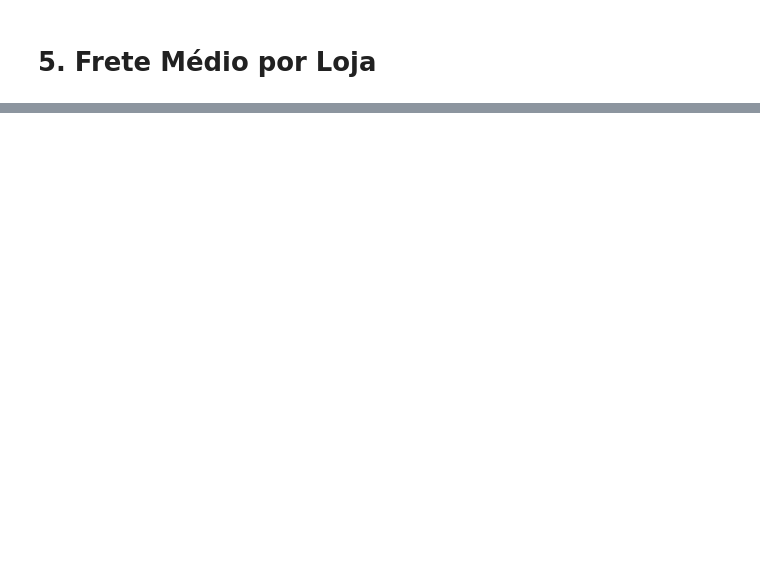
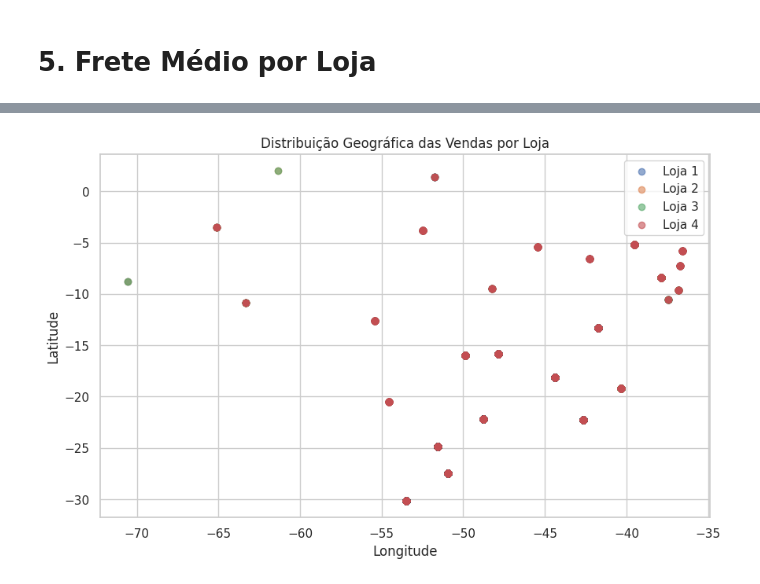
Before and after one commit to gabsrcha/Alura_Store_Analysis, a Jupyter notebook: AluraStoreBr.ipynb, the cells around one changed output, grey strips where cells are left out. Cells and saved outputs as stored; diff of their text form; code cells hidden in the pictures; blank space fills up the shorter version.

```diff
--- a/AluraStoreBr.ipynb
+++ b/AluraStoreBr.ipynb
@@ -323,0 +447,15 @@ A loja com a maior média de avaliação é a loja 3 com uma média de 4.05
+# %%
+import matplotlib.pyplot as plt
+
+plt.figure(figsize=(10, 6))
+for i, loj in enumerate([loja, loja2, loja3, loja4], 1):
+    plt.scatter(loj['lon'], loj['lat'], label=f'Loja {i}', alpha=0.6)
+
+plt.xlabel('Longitude')
+plt.ylabel('Latitude')
+plt.title('Distribuição Geográfica das Vendas por Loja')
+plt.legend()
+plt.grid(True)
+plt.show()
+# %% [output]
+[figure, added]
```
Also changed, not shown: parts of 14 cells of this notebook.
